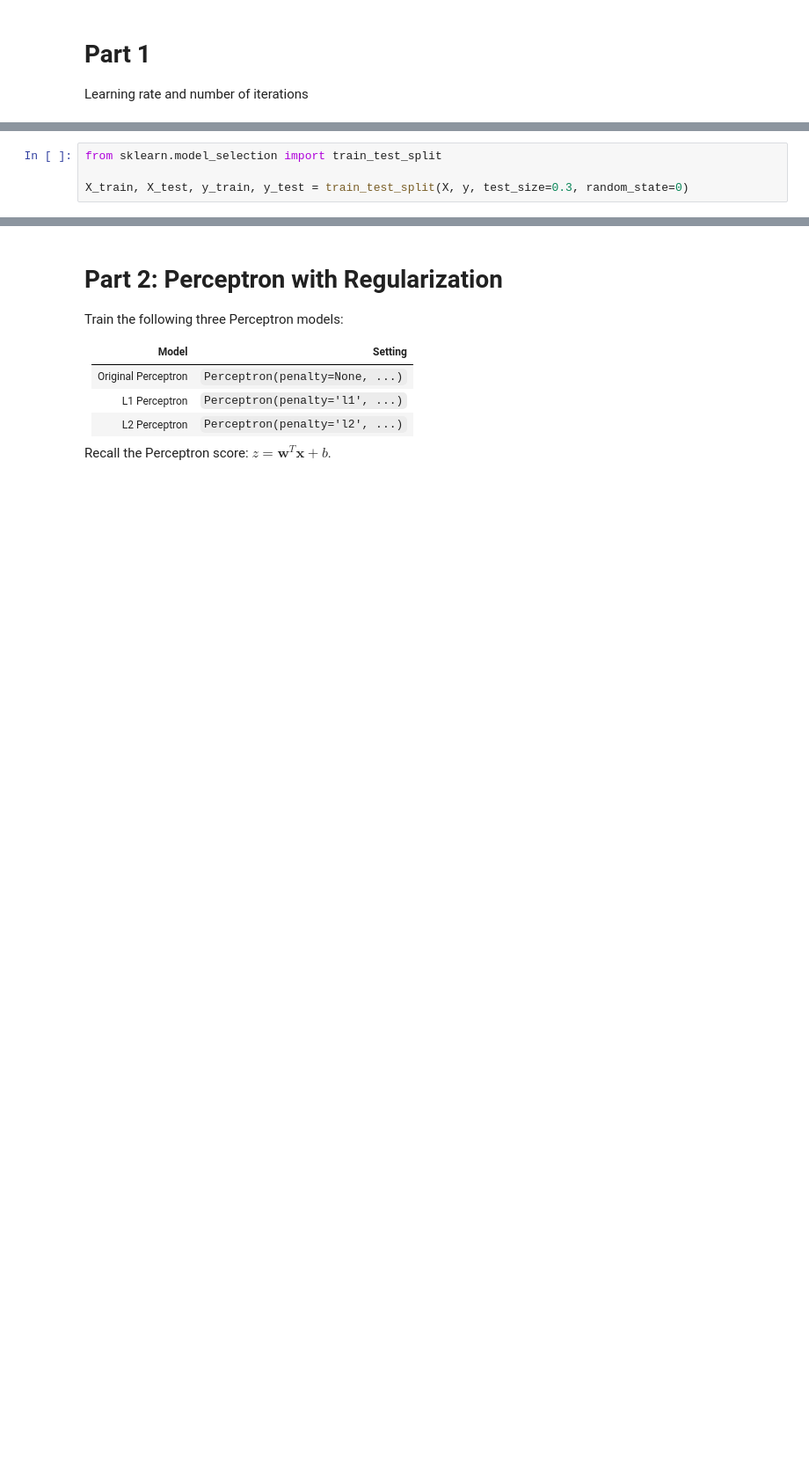
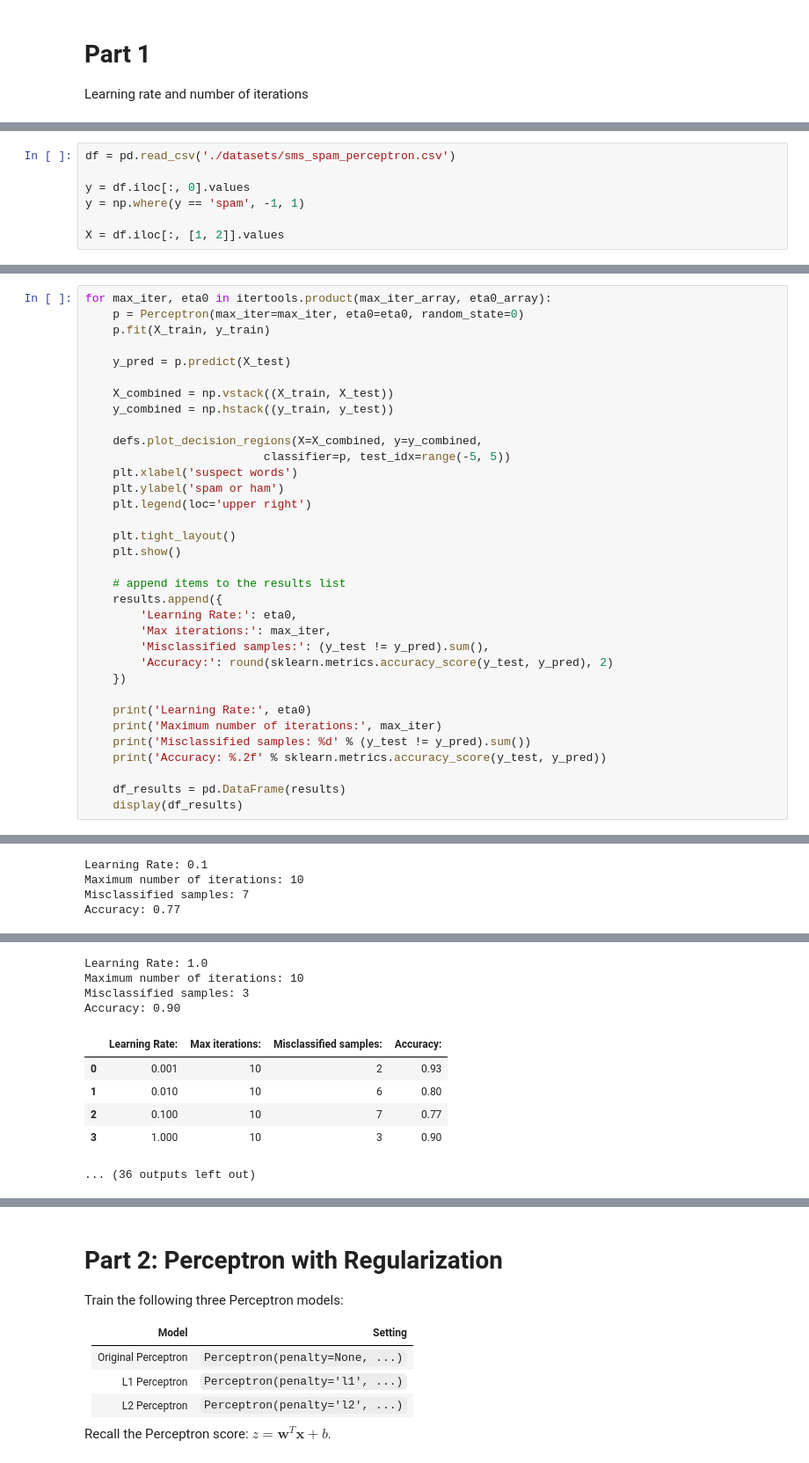
Before and after one commit to vladischad/AI4Cyber-hw2-Perceptron, a Jupyter notebook: hw2.ipynb, the cells around one changed output, grey strips where cells are left out. Shown at 88% size. Saved outputs shown, nothing was run; the diff lists cells and outputs as text; blank space fills up the shorter version.

```diff
--- a/hw2.ipynb
+++ b/hw2.ipynb
@@ -42,5 +38,8 @@ Explain the code here
 # %%
-from sklearn.model_selection import train_test_split
+df = pd.read_csv('./datasets/sms_spam_perceptron.csv')
 
-X_train, X_test, y_train, y_test = train_test_split(X, y, test_size=0.3, random_state=0)
+y = df.iloc[:, 0].values
+y = np.where(y == 'spam', -1, 1)
+
+X = df.iloc[:, [1, 2]].values
 # %% [markdown]
@@ -160,0 +59,35 @@ display(df_results)
+# %%
+for max_iter, eta0 in itertools.product(max_iter_array, eta0_array):
+    p = Perceptron(max_iter=max_iter, eta0=eta0, random_state=0)
+    p.fit(X_train, y_train)
+
+    y_pred = p.predict(X_test)
+
+    X_combined = np.vstack((X_train, X_test))
+    y_combined = np.hstack((y_train, y_test))
+
+    defs.plot_decision_regions(X=X_combined, y=y_combined,
+                          classifier=p, test_idx=range(-5, 5))
+    plt.xlabel('suspect words')
+    plt.ylabel('spam or ham')
+    plt.legend(loc='upper right')
+
+    plt.tight_layout()
+    plt.show()
+
+    # append items to the results list
+    results.append({
+        'Learning Rate:': eta0,
+        'Max iterations:': max_iter,
+        'Misclassified samples:': (y_test != y_pred).sum(),
+        'Accuracy:': round(sklearn.metrics.accuracy_score(y_test, y_pred), 2)
+    })
+
+    print('Learning Rate:', eta0)
+    print('Maximum number of iterations:', max_iter)
+    print('Misclassified samples: %d' % (y_test != y_pred).sum())
+    print('Accuracy: %.2f' % sklearn.metrics.accuracy_score(y_test, y_pred))
+
+    df_results = pd.DataFrame(results)
+    display(df_results)
+# %% [output]
@@ -160,0 +110,4 @@ display(df_results)
+Learning Rate: 0.1
+Maximum number of iterations: 10
+Misclassified samples: 7
+Accuracy: 0.77
@@ -161 +119,11 @@ display(df_results)
+Learning Rate: 1.0
+Maximum number of iterations: 10
+Misclassified samples: 3
+Accuracy: 0.90
+|  | Learning Rate: | Max iterations: | Misclassified samples: | Accuracy: |
+| 0 | 0.001 | 10 | 2 | 0.93 |
+| 1 | 0.010 | 10 | 6 | 0.80 |
+| 2 | 0.100 | 10 | 7 | 0.77 |
+| 3 | 1.000 | 10 | 3 | 0.90 |
+... (36 outputs left out)
 # %% [markdown]
```
Also changed, not shown: parts of 18 cells of this notebook, 3 other files.
